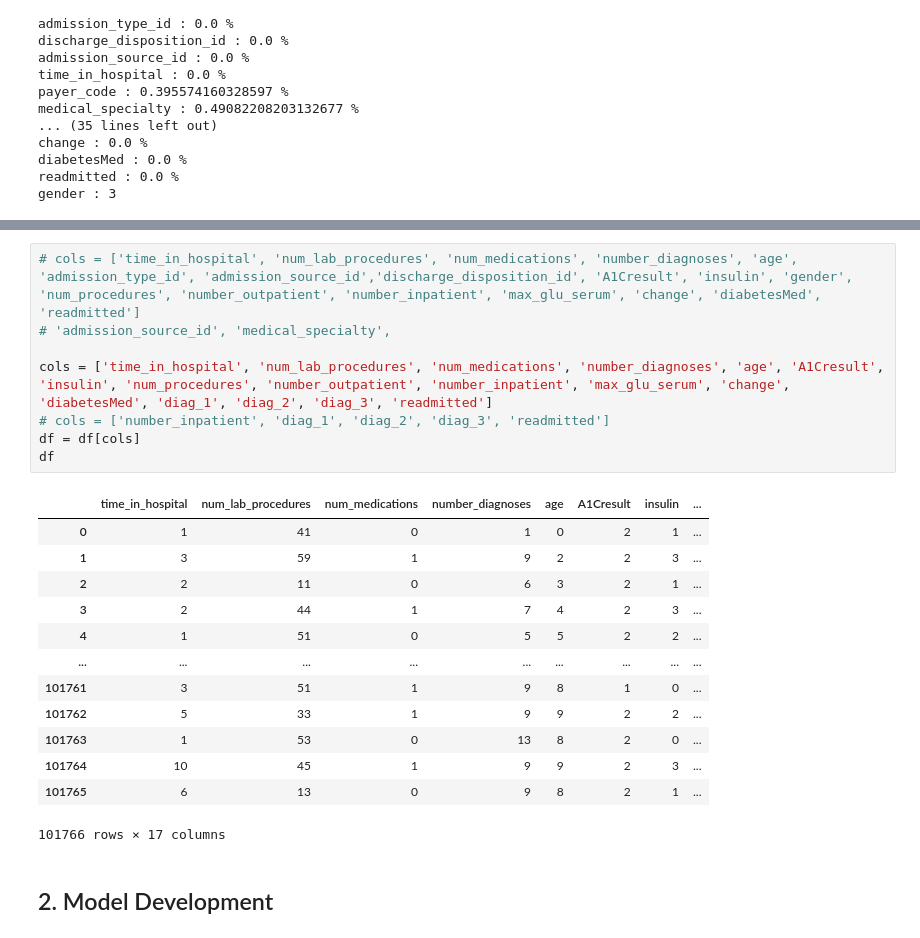
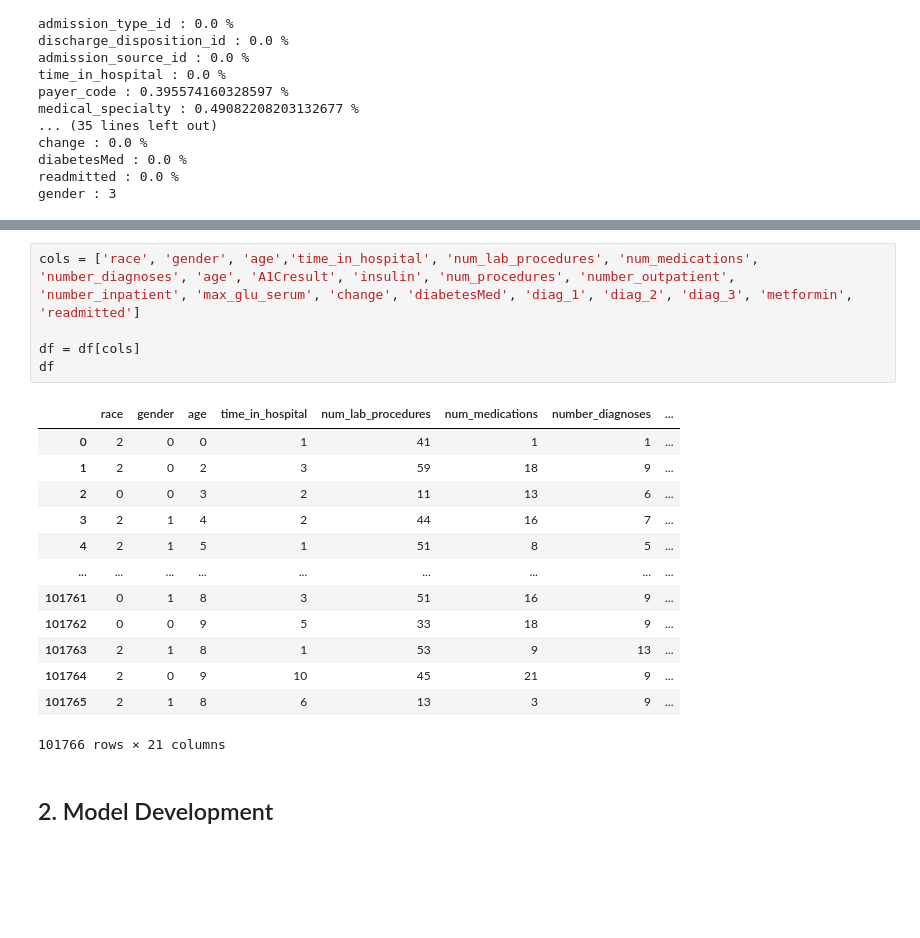
Before and after one commit to FaranF22/ml4, a Jupyter notebook: Assignment4.ipynb, the cells around one changed output, grey strips where cells are left out. Saved outputs shown, nothing was run; the diff lists cells and outputs as text; blank space fills up the shorter version.

```diff
--- a/Assignment4.ipynb
+++ b/Assignment4.ipynb
@@ -329,25 +256,22 @@ Name: readmitted, dtype: int64
 # %%
-# cols = ['time_in_hospital', 'num_lab_procedures', 'num_medications', 'number_diagnoses', 'age', 'admission_type_id', 'admission_source_id','discharge_disposition_id', 'A1Cresult', 'insulin', 'gender', 'num_procedures', 'number_outpatient', 'number_inpatient', 'max_glu_serum', 'change', 'diabetesMed', 'readmitted']
-# 'admission_source_id', 'medical_specialty',
+cols = ['race', 'gender', 'age','time_in_hospital', 'num_lab_procedures', 'num_medications', 'number_diagnoses', 'age', 'A1Cresult', 'insulin', 'num_procedures', 'number_outpatient', 'number_inpatient', 'max_glu_serum', 'change', 'diabetesMed', 'diag_1', 'diag_2', 'diag_3', 'metformin', 'readmitted']
 
-cols = ['time_in_hospital', 'num_lab_procedures', 'num_medications', 'number_diagnoses', 'age', 'A1Cresult', 'insulin', 'num_procedures', 'number_outpatient', 'number_inpatient', 'max_glu_serum', 'change', 'diabetesMed', 'diag_1', 'diag_2', 'diag_3', 'readmitted']
-# cols = ['number_inpatient', 'diag_1', 'diag_2', 'diag_3', 'readmitted']
 df = df[cols]
 df
 # %% [output]
-|  | time_in_hospital | num_lab_procedures | num_medications | number_diagnoses | age | A1Cresult | insulin | ... |
-| 0 | 1 | 41 | 0 | 1 | 0 | 2 | 1 | ... |
-| 1 | 3 | 59 | 1 | 9 | 2 | 2 | 3 | ... |
-| 2 | 2 | 11 | 0 | 6 | 3 | 2 | 1 | ... |
-| 3 | 2 | 44 | 1 | 7 | 4 | 2 | 3 | ... |
-| 4 | 1 | 51 | 0 | 5 | 5 | 2 | 2 | ... |
+|  | race | gender | age | time_in_hospital | num_lab_procedures | num_medications | number_diagnoses | ... |
+| 0 | 2 | 0 | 0 | 1 | 41 | 1 | 1 | ... |
+| 1 | 2 | 0 | 2 | 3 | 59 | 18 | 9 | ... |
+| 2 | 0 | 0 | 3 | 2 | 11 | 13 | 6 | ... |
+| 3 | 2 | 1 | 4 | 2 | 44 | 16 | 7 | ... |
+| 4 | 2 | 1 | 5 | 1 | 51 | 8 | 5 | ... |
 | ... | ... | ... | ... | ... | ... | ... | ... | ... |
-| 101761 | 3 | 51 | 1 | 9 | 8 | 1 | 0 | ... |
-| 101762 | 5 | 33 | 1 | 9 | 9 | 2 | 2 | ... |
-| 101763 | 1 | 53 | 0 | 13 | 8 | 2 | 0 | ... |
-| 101764 | 10 | 45 | 1 | 9 | 9 | 2 | 3 | ... |
-| 101765 | 6 | 13 | 0 | 9 | 8 | 2 | 1 | ... |
+| 101761 | 0 | 1 | 8 | 3 | 51 | 16 | 9 | ... |
+| 101762 | 0 | 0 | 9 | 5 | 33 | 18 | 9 | ... |
+| 101763 | 2 | 1 | 8 | 1 | 53 | 9 | 13 | ... |
+| 101764 | 2 | 0 | 9 | 10 | 45 | 21 | 9 | ... |
+| 101765 | 2 | 1 | 8 | 6 | 13 | 3 | 9 | ... |
-101766 rows × 17 columns
+101766 rows × 21 columns
 # %% [markdown]
 ## 2. Model Development
 # %%
```
Also changed, not shown: parts of 10 cells of this notebook.
